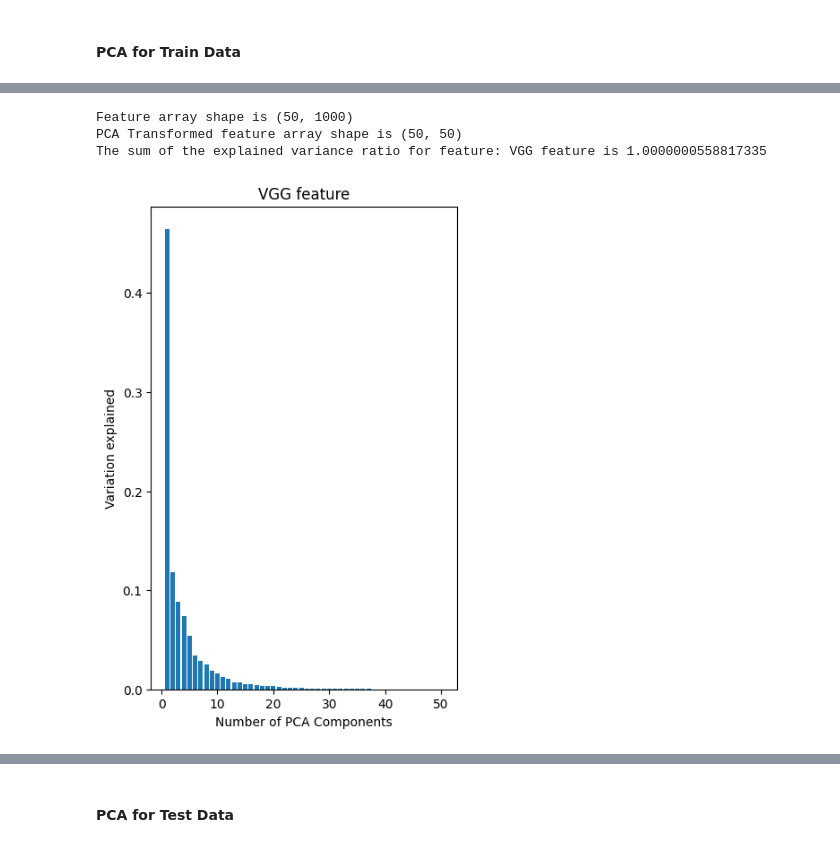
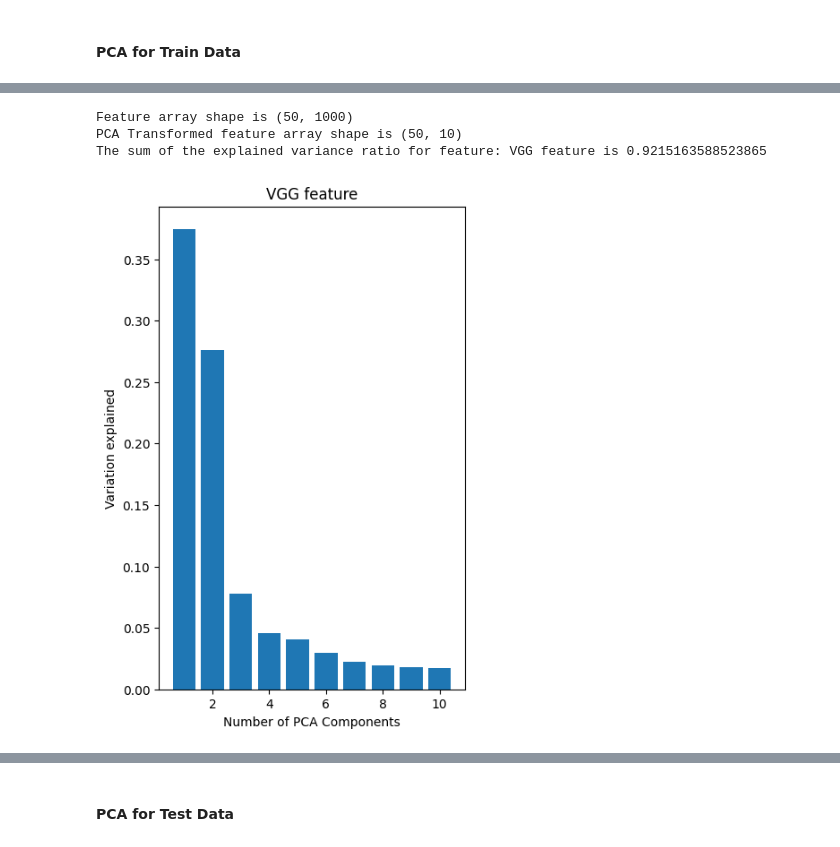
Before and after one commit to W281/W281-FashionClassification, a Jupyter notebook: Final_Project_W281.ipynb, the cells around one changed output, grey strips where cells are left out. Drawn from its saved outputs; the diff is of its cells as text; code cells hidden in the pictures.

```diff
--- a/Final_Project_W281.ipynb
+++ b/Final_Project_W281.ipynb
@@ -1043,7 +1074,7 @@ print(v_val.shape)
 # %% [markdown]
 ### PCA by Feature
 # %%
-def pca_analysis(feature_name, feature_arr, pca_n_components=50, plot=True):
+def pca_analysis(feature_name, feature_arr, pca_n_components=150, plot=True):
   print(f"Feature array shape is {feature_arr.shape}")
   pca = PCA(n_components = pca_n_components)
   pca.fit(feature_arr)
@@ -1075,11 +1105,11 @@ The sum of the explained variance ratio for feature: HOG feature is 0.8039117025
 # %%
 # pca for VGG
-transformed_pca_vgg_train, exp_var_vgg_train = pca_analysis("VGG feature", vgg_features_train)
+transformed_pca_vgg_train, exp_var_vgg_train = pca_analysis("VGG feature", vgg_features_train, pca_n_components=10)
 # %% [output]
 Feature array shape is (50, 1000)
-PCA Transformed feature array shape is (50, 50)
-The sum of the explained variance ratio for feature: VGG feature is 1.0000000558817335
+PCA Transformed feature array shape is (50, 10)
+The sum of the explained variance ratio for feature: VGG feature is 0.9215163588523865
-[figure, old version]
+[figure, new version]
 # %%
 # pca for ResNet101
 transformed_pca_resnet_train, exp_var_resnet_train = pca_analysis("ResNet 101 feature",
```
Also changed, not shown: parts of 37 cells of this notebook.
